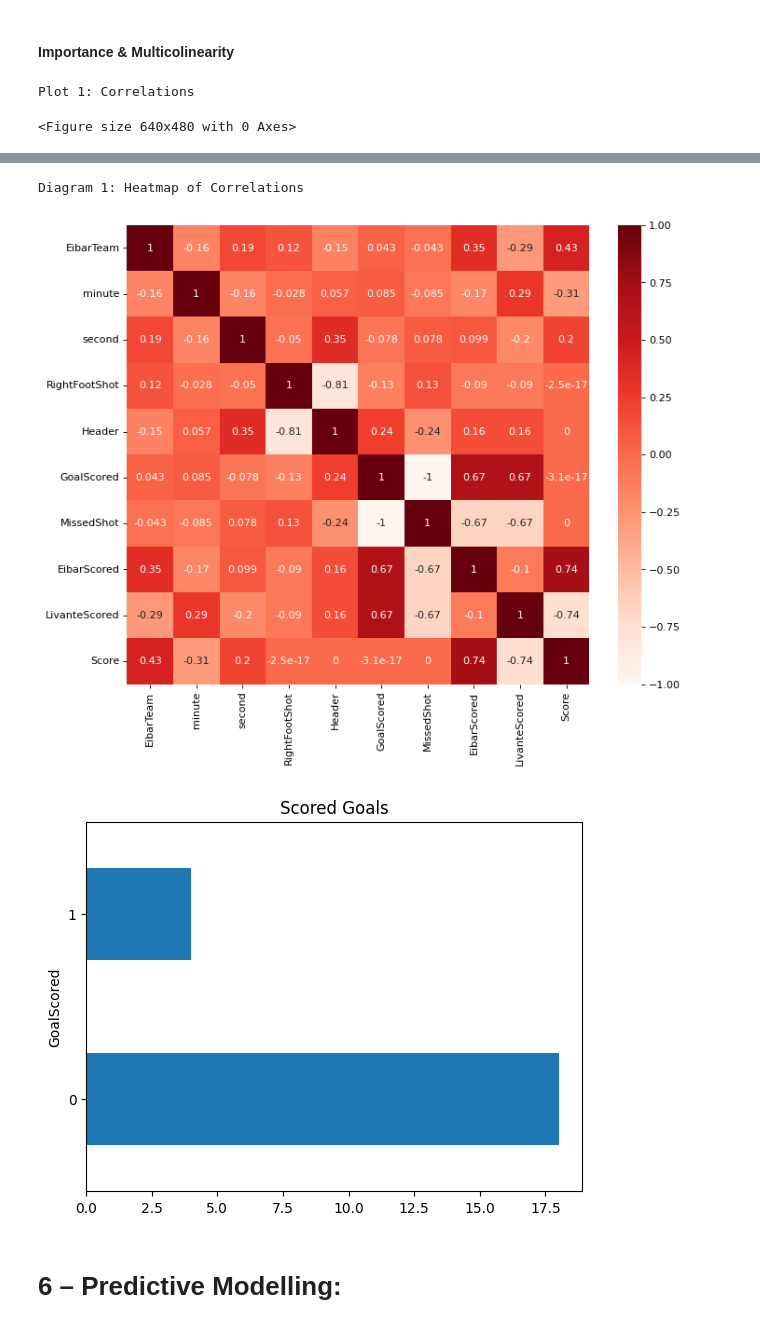
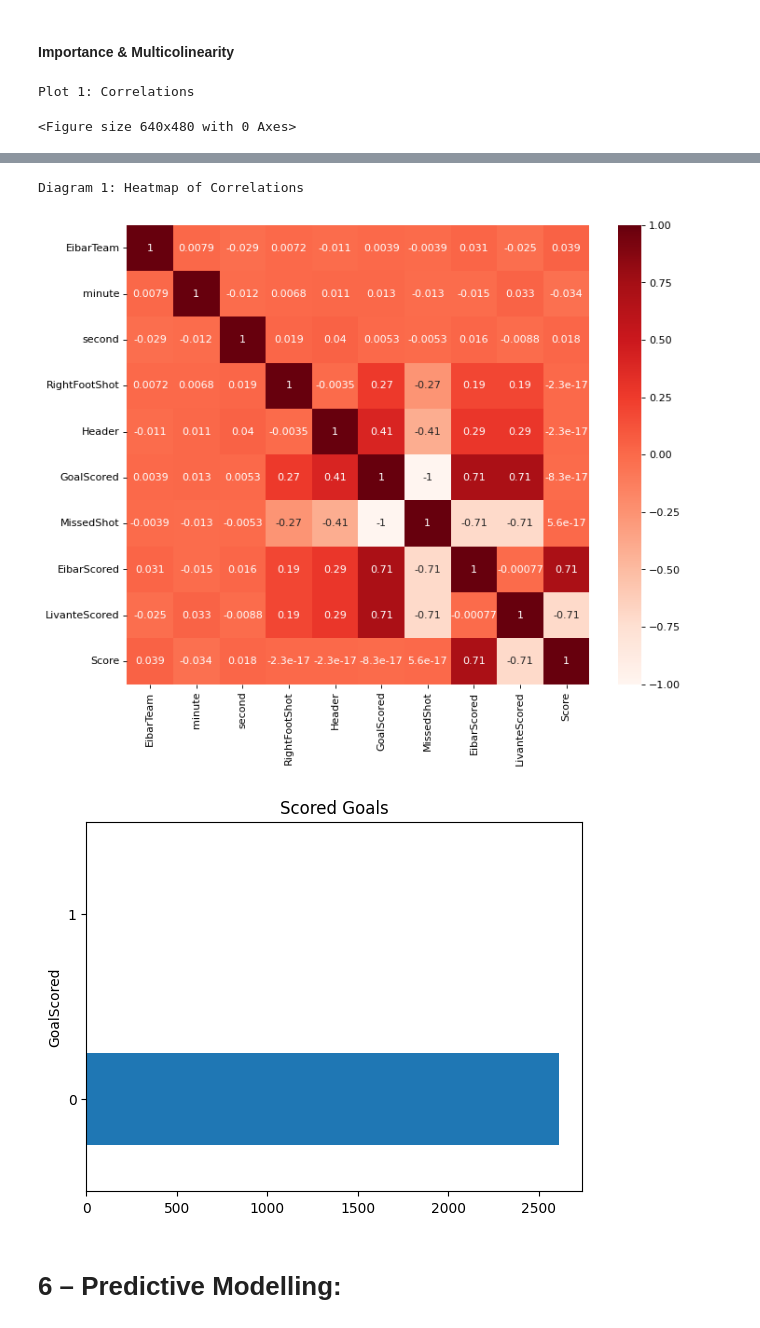
Before and after one commit to NojusMat/DataScience_CA2, a Jupyter notebook: NojusMatuseviciusDAProject.ipynb, the cells around one changed output, grey strips where cells are left out. Cells and saved outputs as stored; diff of their text form; code cells hidden in the pictures.

```diff
--- a/NojusMatuseviciusDAProject.ipynb
+++ b/NojusMatuseviciusDAProject.ipynb
@@ -1484,26 +1487,57 @@ print (filtered_out_na.head())
 # %% [markdown]
 #### Importance & Multicolinearity
 # %%
-data_numerical = filtered_out_na[['EibarTeam','minute','second','RightFootShot','Header','GoalScored','MissedShot','EibarScored','LivanteScored','Score']]
+data = data[['EibarTeam','minute','second','RightFootShot','Header','GoalScored','MissedShot','EibarScored','LivanteScored','Score']]
 
 #Produce scatter and correlation plots - Pay particular attention to the Response variable
 figure(num=None, figsize=(8, 6), dpi=80, facecolor='w', edgecolor='k')
-sns.pairplot(data_numerical)
+sns.pairplot(data)
 print("Plot 1: Correlations")
 plt.show()
 
 #Correlations
 figure(num=None, figsize=(10, 8), dpi=80, facecolor='w', edgecolor='k')
-sns.heatmap(data_numerical.corr(), annot=True, cmap = 'Reds')
+sns.heatmap(data.corr(), annot=True, cmap = 'Reds')
 print("Diagram 1: Heatmap of Correlations")
 plt.show()
 
 #Based on these values it is also interesting to explore the relationship betwee the survival and Gender and Cabin Type
 #Investigate number survived - Plot bar chart with pandas plot method (built on matplotlib)
-goalsScored = filtered_out_na.GoalScored.value_counts() #Gives a pandas series
+goalsScored = data.GoalScored.value_counts() #Gives a pandas series
 goalsScored.plot.barh()
 plt.title("Scored Goals")
 plt.show()
+
+
+
+
+#Plot of relationships between variables
+#figure(num=None, figsize=(8, 6), dpi=80, facecolor='w', edgecolor='k')
+#sns.pairplot(data)
+#plt.savefig("foo.pdf")
+#plt.show()
+
+
+
+#Correlations
+#figure(num=None, figsize=(8, 6), dpi=80, facecolor='w', edgecolor='k')
+#sns.heatmap(data.corr(), annot=True, cmap = 'Reds')
+#plt.savefig("foo.pdf")
+#plt.show()
+
+#if no Seaborn
+#corrVals=data.corr()
+
+#Tax Paid relates very strongly to Income so really they are representing the same thing so drop tax paid.
+#data.drop('TaxPaid', axis = 1, inplace = True)
+
+
+#So Final Importance of Variables is
+#1. Income
+#2. Pop
+#3. NumberRooms
+#4. HouseAge
+#5 numberbedrooms
 # %% [output]
 Plot 1: Correlations
 <Figure size 640x480 with 0 Axes>
@@ -1511,6 +1545,6 @@ Plot 1: Correlations
 Diagram 1: Heatmap of Correlations
-[figure, old version]
+[figure, new version]
-[figure, old version]
+[figure, new version]
 # %% [markdown]
 # 6 – Predictive Modelling:
 # %% [markdown]
```
Also changed, not shown: parts of 21 cells of this notebook.
